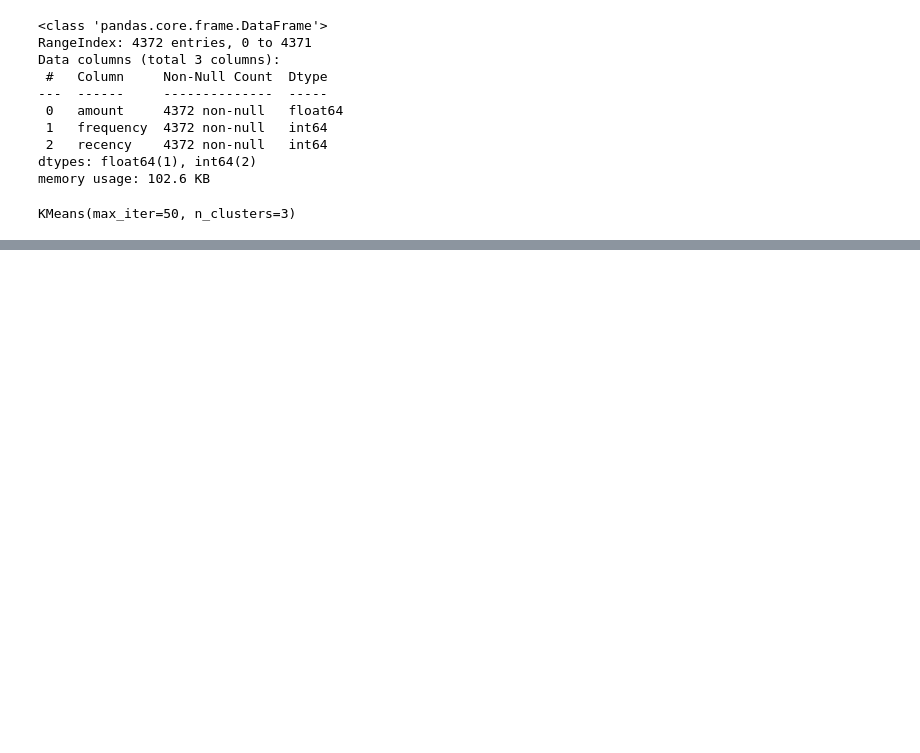
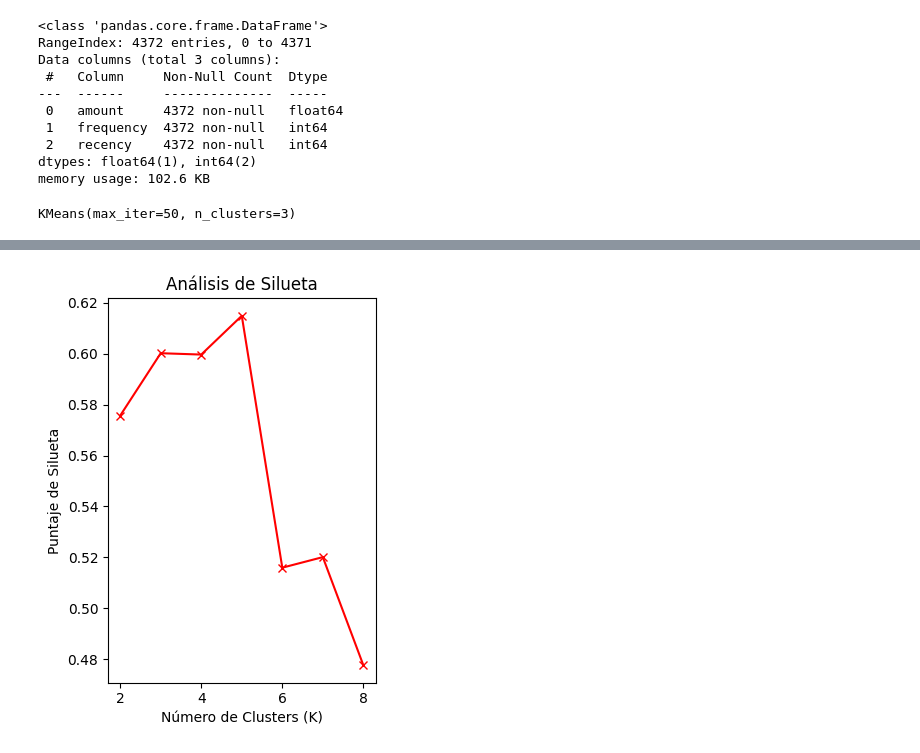
Before and after one commit to Ricastaneda13/Project_ML_4Geeks, a Jupyter notebook: project_ml.ipynb, the cells around one changed output, grey strips where cells are left out. Cells and saved outputs as stored; diff of their text form; code cells hidden in the pictures; blank space fills up the shorter version.

```diff
--- a/project_ml.ipynb
+++ b/project_ml.ipynb
@@ -283,0 +313,13 @@ df_rfm.to_csv('dataset/rfm_data.csv', index=False)
+# %%
+# --- Graficar el Análisis de Silueta ---
+plt.subplot(1, 2, 2) # 1 fila, 2 columnas, gráfico 2
+plt.plot(range_n_clusters, silhouette_scores, marker='x', color='red')
+plt.title('Análisis de Silueta')
+plt.xlabel('Número de Clusters (K)')
+plt.ylabel('Puntaje de Silueta')
+
+plt.tight_layout() # Ajusta los gráficos para que no se superpongan
+plt.savefig('justificacion_clusters.png')
+plt.show()
+# %% [output]
+[figure, added]
```
Also changed, not shown: parts of 9 cells of this notebook, 4 other files.
